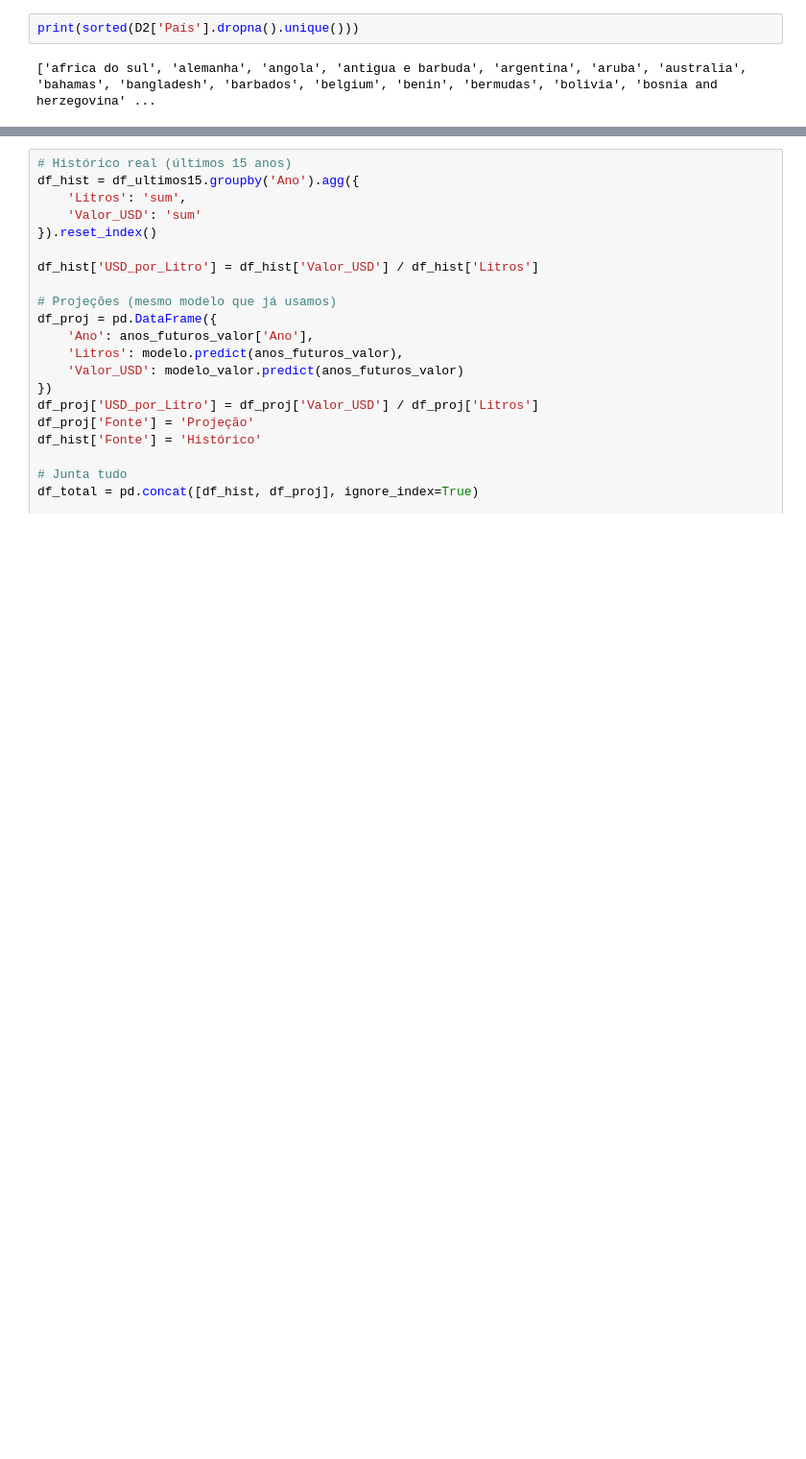
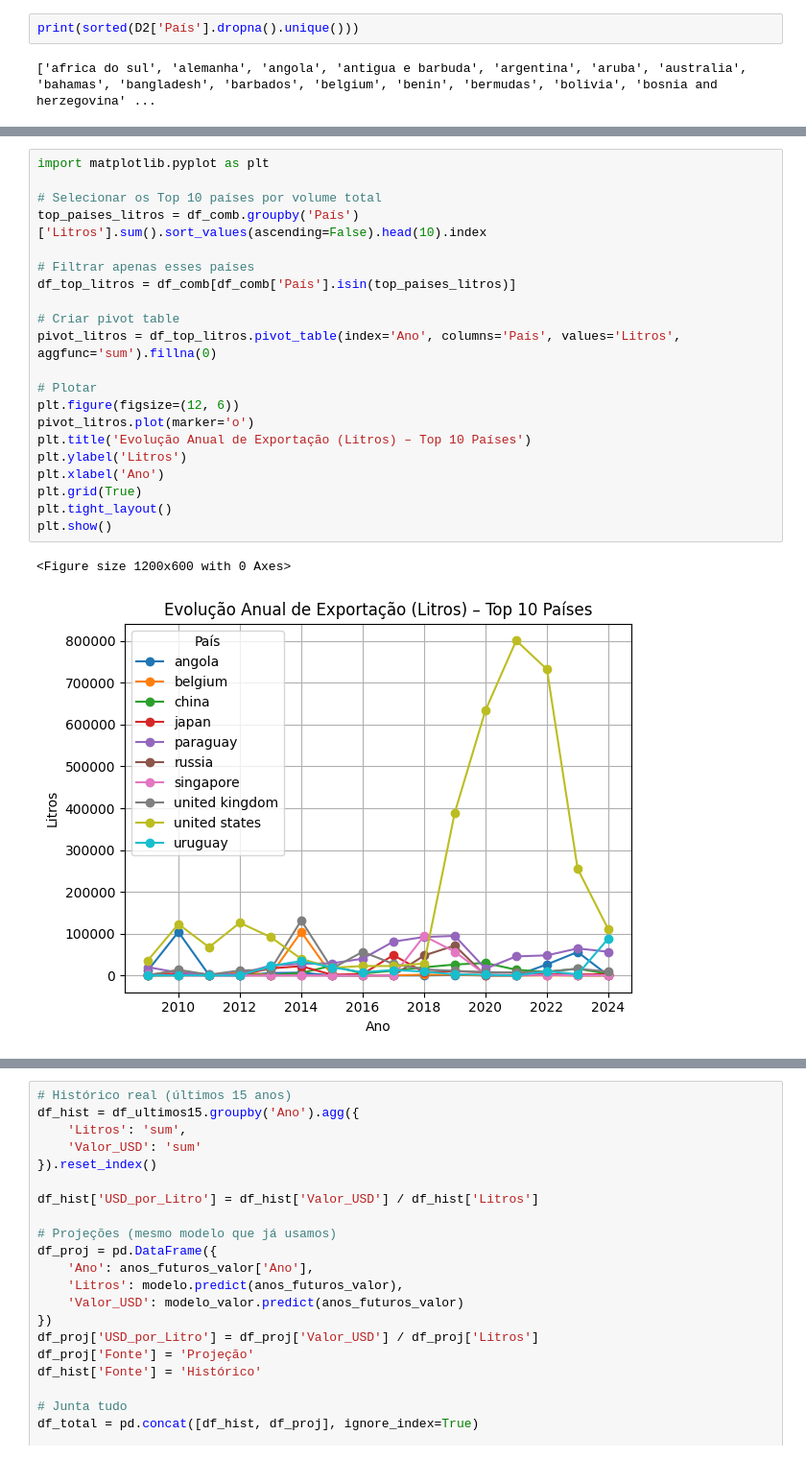
Before and after one commit to jaqueantunes/export_uva, a Jupyter notebook: PosFIAP_Export.ipynb, the cells around one changed output, grey strips where cells are left out. Shown at 96% size. Cells and saved outputs as stored; diff of their text form; blank space fills up the shorter version.

```diff
--- a/PosFIAP_Export.ipynb
+++ b/PosFIAP_Export.ipynb
@@ -365,0 +366,24 @@ plt.show()
+# %%
+import matplotlib.pyplot as plt
+
+# Selecionar os Top 10 países por volume total
+top_paises_litros = df_comb.groupby('País')['Litros'].sum().sort_values(ascending=False).head(10).index
+
+# Filtrar apenas esses países
+df_top_litros = df_comb[df_comb['País'].isin(top_paises_litros)]
+
+# Criar pivot table
+pivot_litros = df_top_litros.pivot_table(index='Ano', columns='País', values='Litros', aggfunc='sum').fillna(0)
+
+# Plotar
+plt.figure(figsize=(12, 6))
+pivot_litros.plot(marker='o')
+plt.title('Evolução Anual de Exportação (Litros) – Top 10 Países')
+plt.ylabel('Litros')
+plt.xlabel('Ano')
+plt.grid(True)
+plt.tight_layout()
+plt.show()
+# %% [output]
+<Figure size 1200x600 with 0 Axes>
+[figure, added]
```
Also changed, not shown: parts of 15 cells of this notebook.
